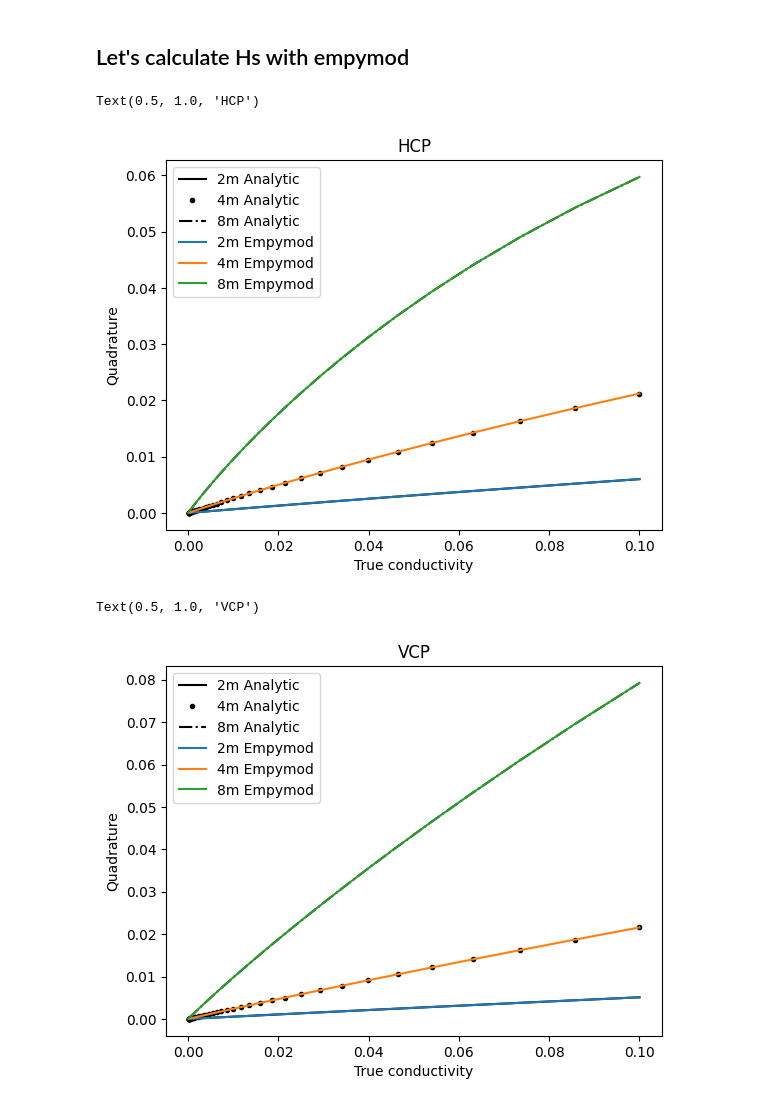
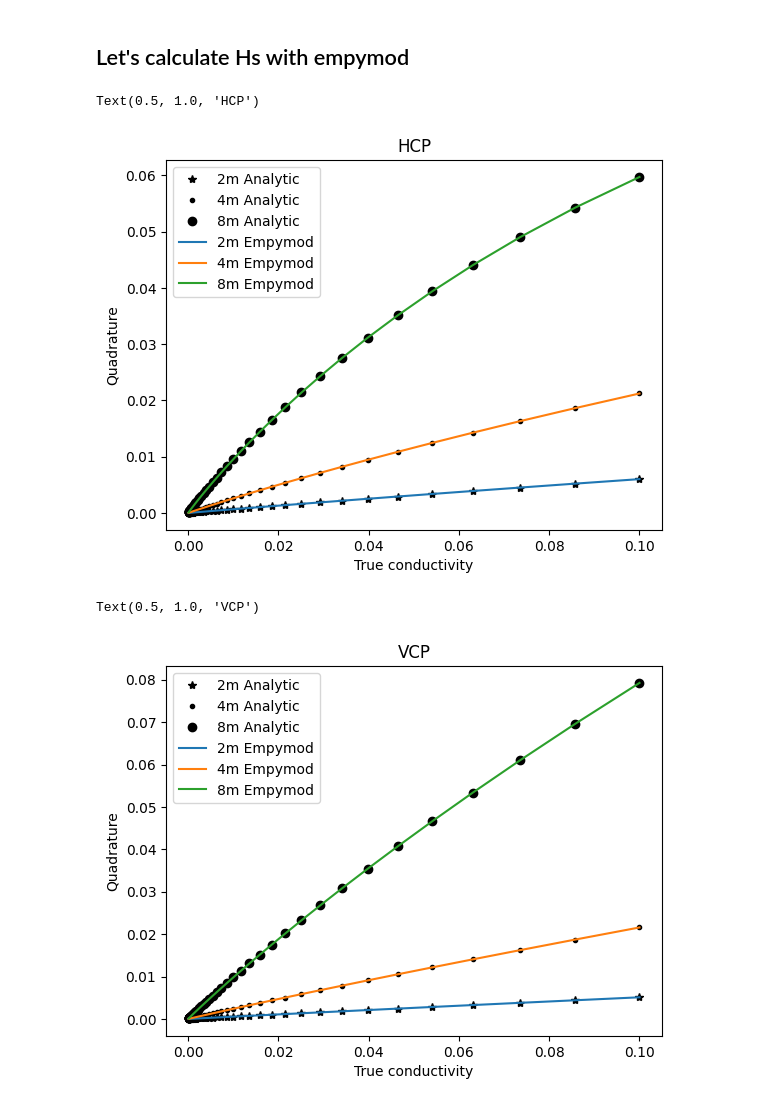
Before and after one commit to mariacarrizo/ExactEMI1D, a Jupyter notebook: CompareAnalyticalwithEmpymod.ipynb, the cells around one changed output. Saved outputs shown, nothing was run; the diff lists cells and outputs as text; code cells hidden in the pictures.

```diff
--- a/CompareAnalyticalwithEmpymod.ipynb
+++ b/CompareAnalyticalwithEmpymod.ipynb
@@ -42,7 +42,7 @@ def ZVCPFHT(rd, zsrc, zrec, eta, dd, gz, ss, J1, gk):
     gam1 = np.sqrt(gk**2 + ss * eta[nl] * 4e-7 * np.pi)
 
     for il in range(nl-1, -1, -1):
-        gam2 = gam1
+        gam2 = gam1.copy()
         gam1 = np.sqrt(gk**2 + ss * eta[il] * 4e-7 * np.pi)
         lr = (gam1 - gam2) / (gam1 + gam2)
         glr = (lr + glr * np.exp(-2 * gam2 * dd[il + 1])) / (1 + lr * glr * np.exp(-2 * gam2 * dd[il+1]))
@@ -137,28 +168,28 @@ ZVCP_empy = ZHCP_empy.copy()
 
 for isgm in range(0, nsgm):
     sigma = sgm[0][isgm]
-    ZHCP_empy[:, isgm] = Quadrature(sigma, Hsource, Hreceivers, depth)
-    ZVCP_empy[:, isgm] = Quadrature(sigma, Vsource, Vreceivers, depth)
+    ZHCP_empy[:, isgm] = Q_HCP(sigma)
+    ZVCP_empy[:, isgm] = Q_VCP(sigma)
 # %%
 plt.figure()
-plt.plot(sgm[0], np.imag(ZHCP[0,:]), '-k',label = '2m Analytic' )
+plt.plot(sgm[0], np.imag(ZHCP[0,:]), '*k',label = '2m Analytic' )
 plt.plot(sgm[0], np.imag(ZHCP[1,:]), '.k',label = '4m Analytic' )
-plt.plot(sgm[0], np.imag(ZHCP[2,:]), '-.k',label = '8m Analytic' )
-plt.plot(sgm[0], -np.imag(ZHCP_empy[0,:]), label = '2m Empymod' )
-plt.plot(sgm[0], -np.imag(ZHCP_empy[1,:]), label = '4m Empymod' )
-plt.plot(sgm[0], -np.imag(ZHCP_empy[2,:]), label = '8m Empymod' )
+plt.plot(sgm[0], np.imag(ZHCP[2,:]), 'ok',label = '8m Analytic' )
+plt.plot(sgm[0], np.imag(ZHCP_empy[0,:]), label = '2m Empymod' )
+plt.plot(sgm[0], np.imag(ZHCP_empy[1,:]), label = '4m Empymod' )
+plt.plot(sgm[0], np.imag(ZHCP_empy[2,:]), label = '8m Empymod' )
 plt.legend()
 plt.xlabel('True conductivity')
 plt.ylabel('Quadrature')
 plt.title('HCP')
 # %% [output]
 Text(0.5, 1.0, 'HCP')
-[figure, old version]
+[figure, new version]
 # %%
 plt.figure()
-plt.plot(sgm[0], np.imag(ZVCP[0,:]), '-k',label = '2m Analytic' )
+plt.plot(sgm[0], np.imag(ZVCP[0,:]), '*k',label = '2m Analytic' )
 plt.plot(sgm[0], np.imag(ZVCP[1,:]), '.k',label = '4m Analytic' )
-plt.plot(sgm[0], np.imag(ZVCP[2,:]), '-.k',label = '8m Analytic' )
+plt.plot(sgm[0], np.imag(ZVCP[2,:]), 'ok',label = '8m Analytic' )
 plt.plot(sgm[0], np.imag(ZVCP_empy[0,:]), label = '2m Empymod' )
 plt.plot(sgm[0], np.imag(ZVCP_empy[1,:]), label = '4m Empymod' )
 plt.plot(sgm[0], np.imag(ZVCP_empy[2,:]), label = '8m Empymod' )
@@ -169,4 +200,4 @@ plt.ylabel('Quadrature')
 plt.title('VCP')
 # %% [output]
 Text(0.5, 1.0, 'VCP')
-[figure, old version]
+[figure, new version]
```
Also changed, not shown: parts of 1 cell of this notebook.
